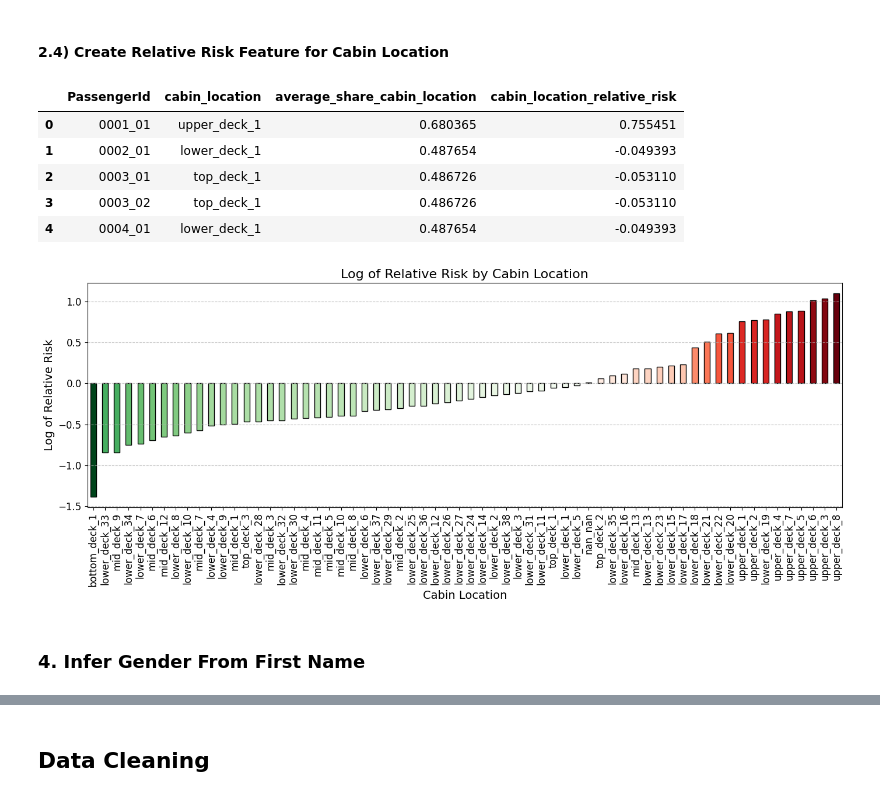
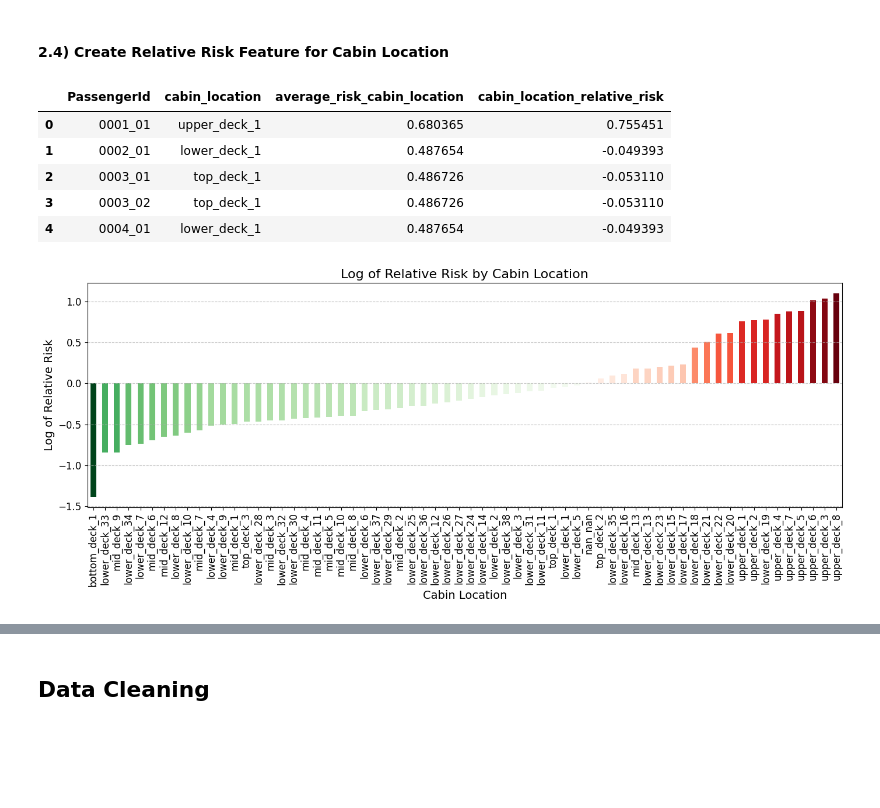
Before and after one commit to LandonWall/lightgbm-shap-analysis, a Jupyter notebook: lightgbm-shap-analysis-spaceship-titanic.ipynb, the cells around one changed output, grey strips where cells are left out. Drawn from its saved outputs; the diff is of its cells as text; code cells hidden in the pictures; blank space fills up the shorter version.

```diff
--- a/lightgbm-shap-analysis-spaceship-titanic.ipynb
+++ b/lightgbm-shap-analysis-spaceship-titanic.ipynb
@@ -177,29 +179,29 @@ average_share_deck = df[df['set'] == 'train'].groupby('cabin_deck')['Transported
 average_share_region = df[df['set'] == 'train'].groupby('cabin_region')['Transported'].mean()
 
 # Drop columns to avoid conflicts before merging
-df = df.drop(columns=['average_share_cabin_location', 'average_share_deck', 'average_share_region'], errors='ignore')
+df = df.drop(columns=['average_risk_cabin_location', 'average_share_deck', 'average_share_region'], errors='ignore')
 
 # Merge the calculated average share back to the dataframe
-df = df.merge(average_share_cabin_location.rename('average_share_cabin_location'), on='cabin_location', how='left')
+df = df.merge(average_share_cabin_location.rename('average_risk_cabin_location'), on='cabin_location', how='left')
 df = df.merge(average_share_deck.rename('average_share_deck'), on='cabin_deck', how='left')
 df = df.merge(average_share_region.rename('average_share_region'), on='cabin_region', how='left')
 
 # Fill missing values in the combined feature with the average of the non-missing parts
-df['average_share_cabin_location'] = df['average_share_cabin_location'].combine_first((df['average_share_deck'] + df['average_share_region']) / 2)
+df['average_risk_cabin_location'] = df['average_risk_cabin_location'].combine_first((df['average_share_deck'] + df['average_share_region']) / 2)
 
-# Convert average_share_cabin_location to float
-df['average_share_cabin_location'] = df['average_share_cabin_location'].astype(float)
+# Convert average_risk_cabin_location to float
+df['average_risk_cabin_location'] = df['average_risk_cabin_location'].astype(float)
 
 # Ensure no division by zero errors
-df['average_share_cabin_location'] = df['average_share_cabin_location'].clip(0.0001, 0.9999)
+df['average_risk_cabin_location'] = df['average_risk_cabin_location'].clip(0.0001, 0.9999)
 
 # Calculate the log of relative risk for each person
-df['cabin_location_relative_risk'] = np.log(df['average_share_cabin_location'] / (1 - df['average_share_cabin_location']))
+df['cabin_location_relative_risk'] = np.log(df['average_risk_cabin_location'] / (1 - df['average_risk_cabin_location']))
 # %%
 # Display the first few rows of the updated dataframe
-df[['PassengerId', 'cabin_location', 'average_share_cabin_location', 'cabin_location_relative_risk']].head()
+df[['PassengerId', 'cabin_location', 'average_risk_cabin_location', 'cabin_location_relative_risk']].head()
 # %% [output]
-|  | PassengerId | cabin_location | average_share_cabin_location | cabin_location_relative_risk |
+|  | PassengerId | cabin_location | average_risk_cabin_location | cabin_location_relative_risk |
 | 0 | 0001_01 | upper_deck_1 | 0.680365 | 0.755451 |
 | 1 | 0002_01 | lower_deck_1 | 0.487654 | -0.049393 |
 | 2 | 0003_01 | top_deck_1 | 0.486726 | -0.053110 |
@@ -208,30 +210,28 @@ df[['PassengerId', 'cabin_location', 'average_share_cabin_location', 'cabin_loca
 # %%
 # Group by cabin_location and calculate the mean of log_relative_risk
 log_risk_by_cabin_location = df.groupby('cabin_location')['cabin_location_relative_risk'].mean().sort_values()
 
 # Define the colormap function
 def get_color(val):
     if val > 0:
         return plt.cm.Reds(val / max(log_risk_by_cabin_location))
     else:
         return plt.cm.Greens(abs(val) / abs(min(log_risk_by_cabin_location)))
 
 # Apply the colormap
 colors = log_risk_by_cabin_location.apply(get_color)
 
 # Plotting
 plt.figure(figsize=(14, 6))
-log_risk_by_cabin_location.plot(kind='bar', color=colors, edgecolor='black')
+log_risk_by_cabin_location.plot(kind='bar', color=colors)
 plt.title('Log of Relative Risk by Cabin Location', fontsize=16)
 plt.xlabel('Cabin Location', fontsize=14)
 plt.ylabel('Log of Relative Risk', fontsize=14)
 plt.xticks(rotation=90, fontsize=12)
 plt.yticks(fontsize=12)
 plt.grid(axis='y', linestyle='--', alpha=0.7)
 plt.tight_layout()
 
 plt.show()
 # %% [output]
-[figure, old version]
+[figure, new version]
-# %% [markdown]
-### 4. Infer Gender From First Name
```
Also changed, not shown: parts of 52 cells of this notebook.
